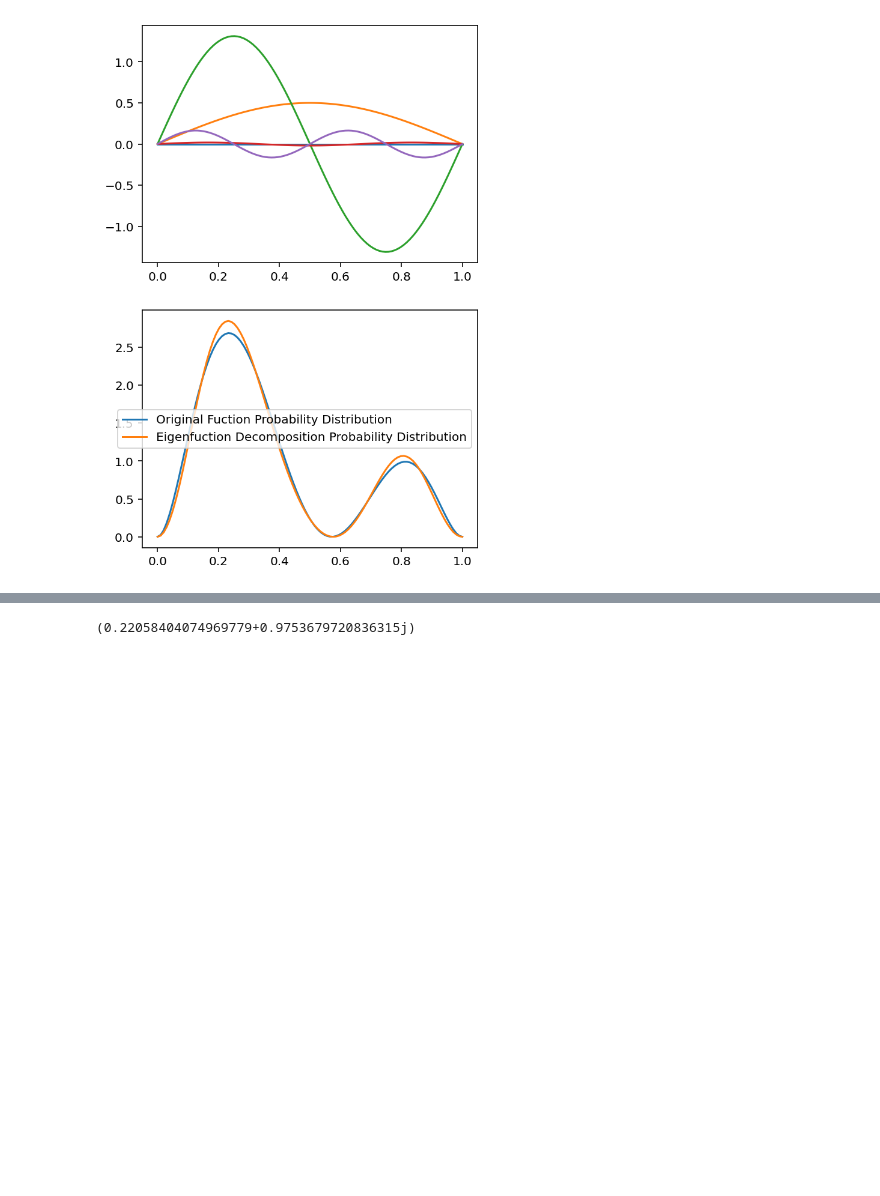
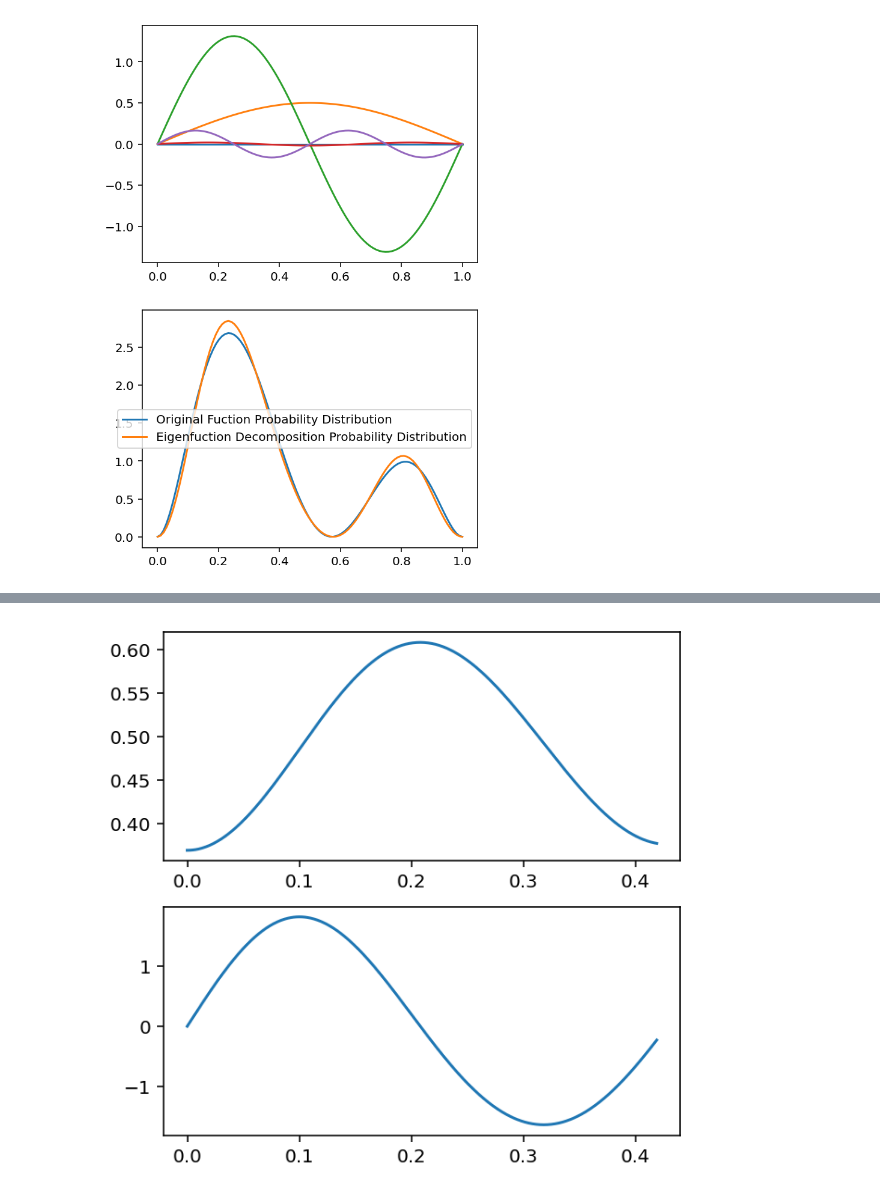
Before and after one commit to 2022tgoel/Physics, a Jupyter notebook: ParticleInABox.ipynb, the cells around one changed output, grey strips where cells are left out. Cells and saved outputs as stored; diff of their text form; code cells hidden in the pictures; blank space fills up the shorter version.

```diff
--- a/ParticleInABox.ipynb
+++ b/ParticleInABox.ipynb
@@ -91,7 +100,25 @@ Expectation values of position: [0.37473967682792236, 0.4923857105772009, 0.6146
-# %%
-np.exp(-1j*eigenval(1)*1/hbar)
-# %% [output]
-(0.22058404074969779+0.9753679720836315j)
+# %%
+def produce_position_momentum_plot(iterations=500, interval=0.42/500, precision=4): # interval in seconds
+    fig, axes = plt.subplots(2, figsize=(5, 5))
+    positions = [] # <x>
+    momentums = [] # <p>
+    time = []
+    for i in range(iterations):
+        t = i*interval
+        time.append(t)
+        wave_t = get_wave(t, precision)
+        prob_t = get_prob(wave_t)
+        positions.append(it.simps(prob_t*x, x))
+        momentums.append(np.real(it.simps(np.conjugate(wave_t)*-1j*hbar*derivative(wave_t, x), x)))
+
+    axes[0].plot(time, positions)
+    axes[1].plot(time, momentums)
+    #print("Times:", time)
+    #print("Expectation values of position:", positions)
+    #print("Expectation values of momentum:", momentums)
+produce_position_momentum_plot()
+# %% [output]
+[figure, added]
 # %% [markdown]
 <a style='text-decoration:none;line-height:16px;display:flex;color:#5B5B62;padding:10px;justify-content:end;' href='https://deepnote.com?utm_source=created-in-deepnote-cell&projectId=062842dd-94f5-4311-b2d7-8d25a1c6c4f5' target="_blank">
 <img alt='Created in deepnote.com' style='display:inline;max-height:16px;margin:0px;margin-right:7.5px;' src='embedded-picture-1' > </img>
```
Also changed, not shown: parts of 2 cells of this notebook.
